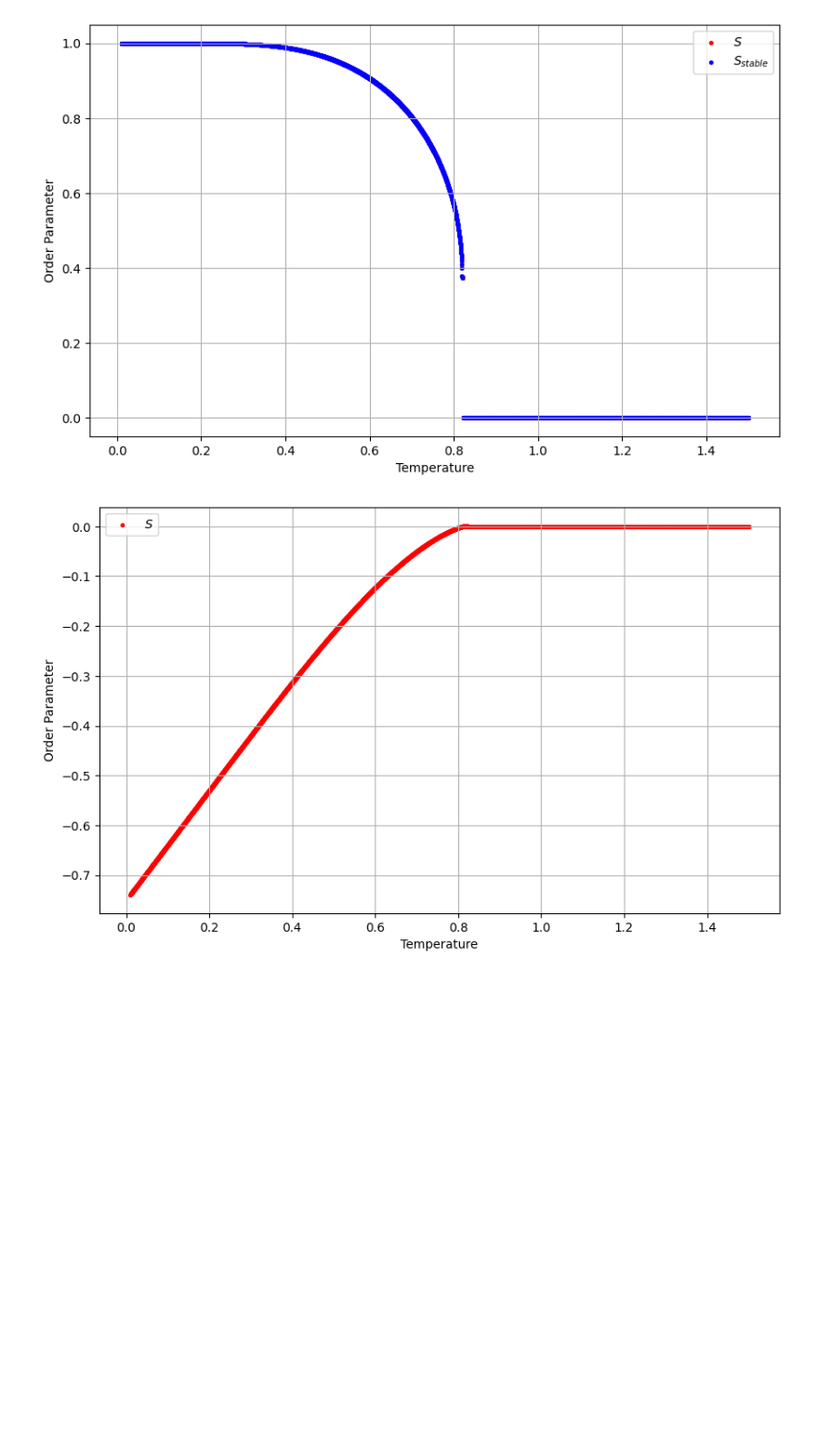
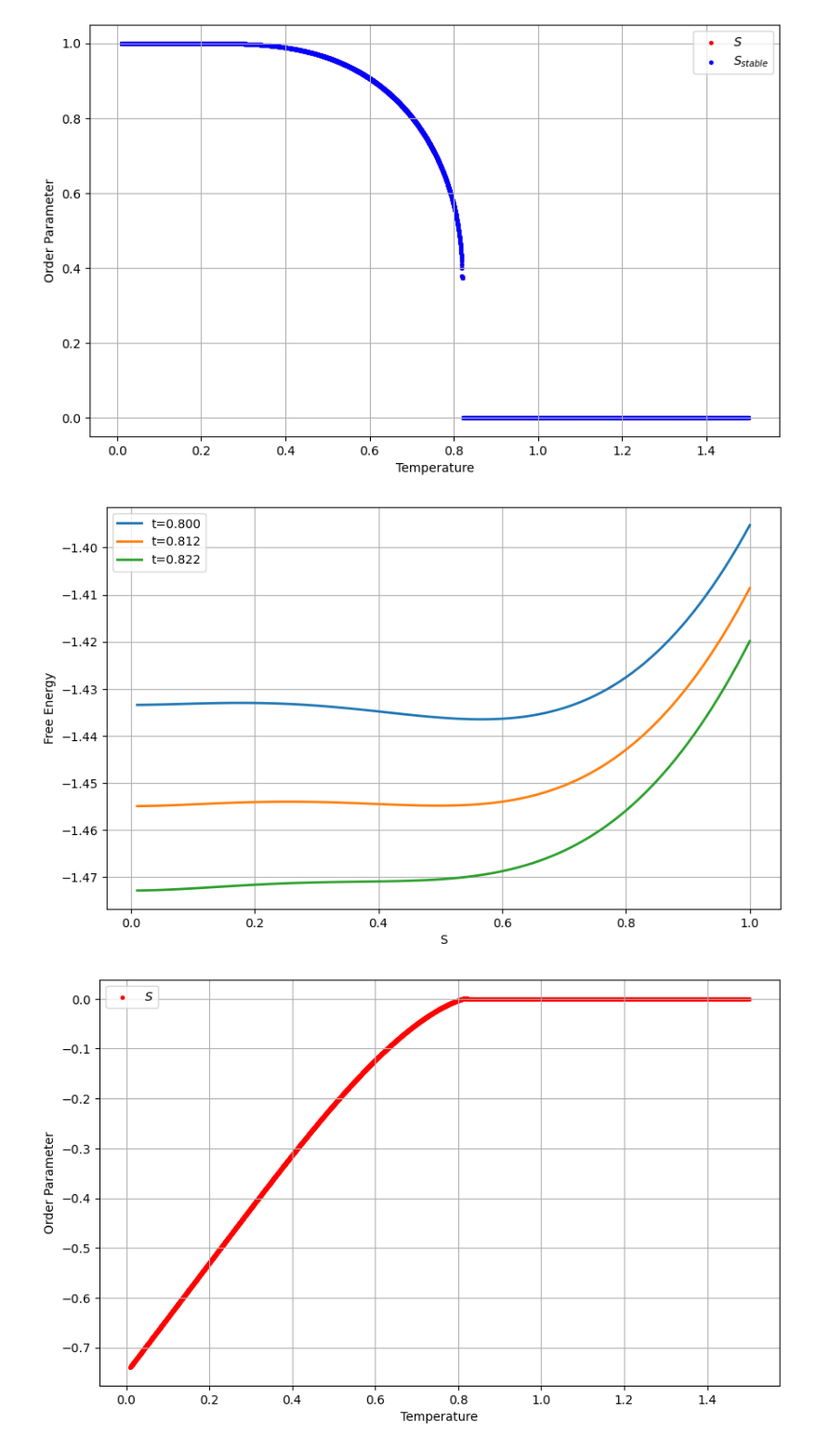
Before and after one commit to Gabrielkrzyzanowski/Master_Research, a Jupyter notebook: Maier-Saupe_Model.ipynb, the cells around one changed output. Shown: that part at 93% size. Drawn from its saved outputs; the diff is of its cells as text; code cells hidden in the pictures; blank space fills up the shorter version.

```diff
--- a/Maier-Saupe_Model.ipynb
+++ b/Maier-Saupe_Model.ipynb
@@ -17,7 +17,7 @@ def free_energy(t,S):
     exp_1=np.exp((3/2)*S/t)
     exp_2=np.exp(-(3/4)*S/t)
 
-    return 3*(S**2)/4 - t*np.log(exp_1+2*exp_2)
+    return 3*(S**2)/4 - t*np.log(exp_1+2*exp_2) - t*np.log(2)
 
 def first_eqs(t,S):
     exp_1=np.exp((9/4)*S/t)
@@ -88,6 +88,40 @@ plt.show()
 fig1.savefig(fname='Uniaxial_Result')
 # %% [output]
 [figure]
+# %%
+
+
+t_sample = [0.8, 0.812, 0.822]
+s_sample = np.linspace(0.01, 1.0, 100)
+
+fig=plt.figure(figsize=(10, 6))
+
+i=0
+
+for t_val in t_sample:
+
+    i+=1
+    energy_vals = []
+
+    for s in s_sample:
+
+        energy_vals.append(free_energy(t_val, s))
+
+    #Save the data
+    data = np.column_stack((s_sample, energy_vals))
+    np.savetxt(f'Energy_data_{i}', data , delimiter=' ', fmt='%f')
+
+    # Plot the curves
+    plt.plot(s_sample, energy_vals, linewidth=2, label=f't={t_val:.3f}')
+
+# Plot settings
+plt.xlabel('S')
+plt.ylabel('Free Energy')
+plt.grid(True)
+plt.legend()
+plt.show()
+# %% [output]
+[figure, added]
 # %%
 delta_e=[]
 
```
Also changed, not shown: 1 other file.
